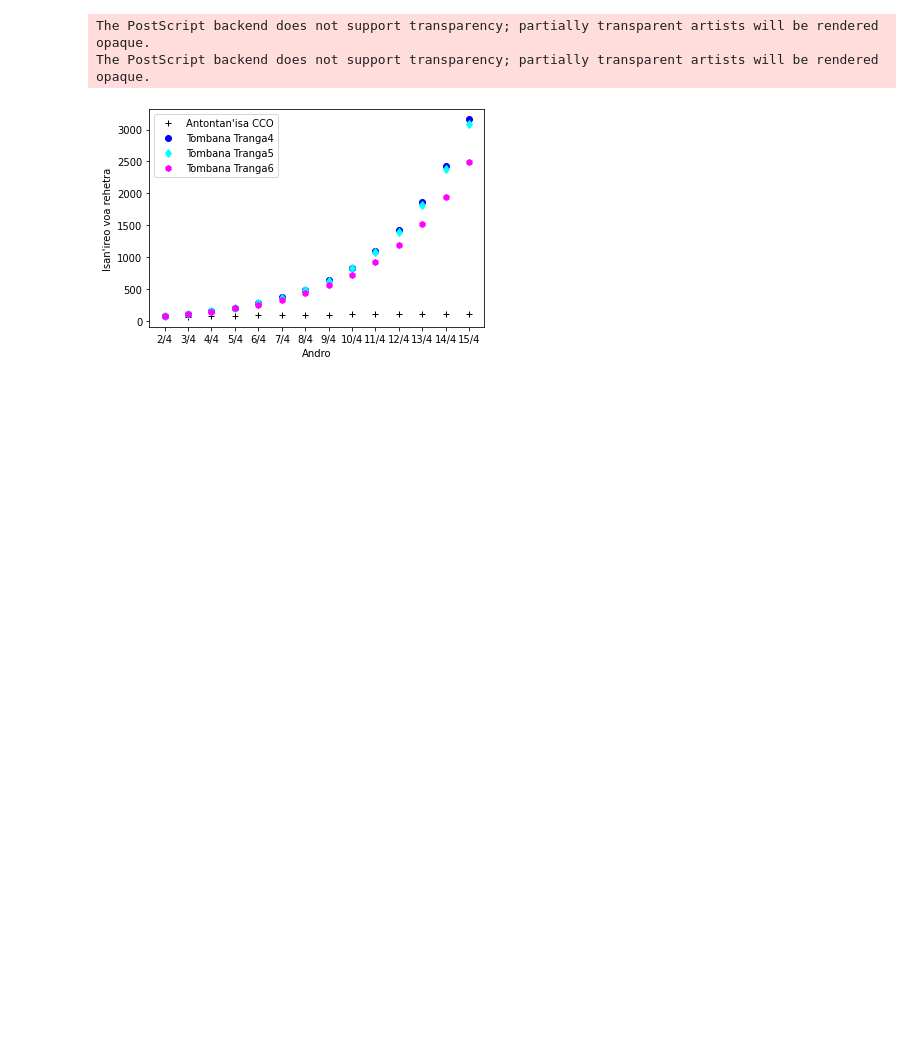
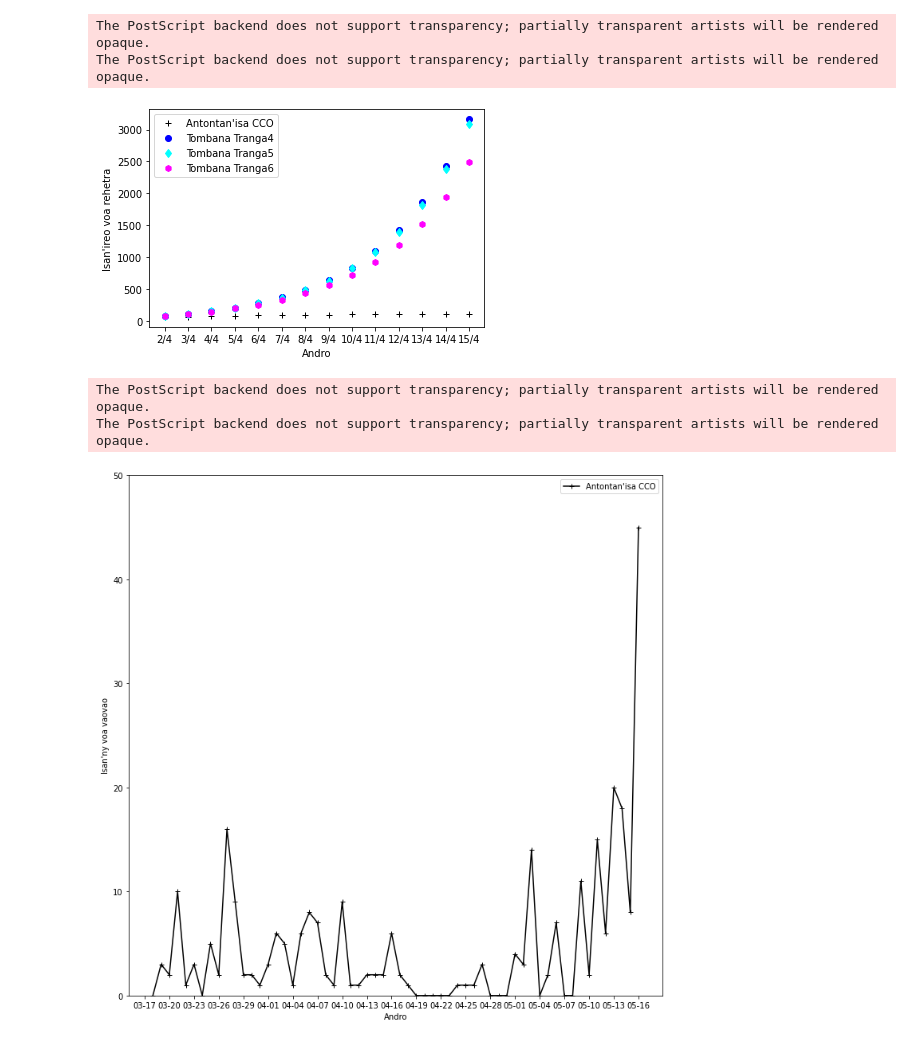
Before and after one commit to herysedra/covid19-mankaiza-clone, a Jupyter notebook: scripts/paper/simple_blocks/sir_vmiv.ipynb, the cells around one changed output. Saved outputs shown, nothing was run; the diff lists cells and outputs as text; code cells hidden in the pictures; blank space fills up the shorter version.

```diff
--- a/scripts/paper/simple_blocks/sir_vmiv.ipynb
+++ b/scripts/paper/simple_blocks/sir_vmiv.ipynb
@@ -24,7 +24,16 @@ import datetime
 import time
 
 
+import matplotlib.dates as mdates
+from matplotlib.dates import DateFormatter
+import seaborn as sns
+
+
 cco_cases_mdg = pd.read_csv("/content/drive/My Drive/data/cco mdg.csv")
+
+
+tilyvoa = pd.read_csv("/content/drive/My Drive/data/tilyvoa.csv")
+
 
 
 cco_cases_mdg.set_index('Date', inplace=True)
@@ -401,0 +211,27 @@ with pm.Model() as model:
+# %%
+tilyvoafar = tilyvoa.groupby('Faritra')
+tilyvoamdg = tilyvoafar.get_group('Madagasikara')
+tilyvoamdg.set_index('Daty', inplace=True)
+tilyvoamdg.index = pd.to_datetime(tilyvoamdg.index)
+# %%
+fig, ax = plt.subplots(figsize=(12, 12))
+
+ax.plot(tilyvoamdg.index, tilyvoamdg['Voatomb'], marker ="+", color='black',label="Antontan'isa CCO")
+
+
+ax.set(xlabel ='Andro', ylabel = "Isan'ny voa vaovao")
+
+date_form = DateFormatter("%m-%d")
+ax.xaxis.set_major_formatter(date_form)
+
+ax.xaxis.set_major_locator(mdates.DayLocator(interval=3))
+ax.legend(loc= 'best')
+
+plt.ylim(0,50)
+plt.savefig(path_to_save+'voavaozao.eps')
+
+plt.show()
+# %% [output]
+The PostScript backend does not support transparency; partially transparent artists will be rendered opaque.
+The PostScript backend does not support transparency; partially transparent artists will be rendered opaque.
+[figure, added]
```
Also changed, not shown: parts of 6 cells of this notebook.
